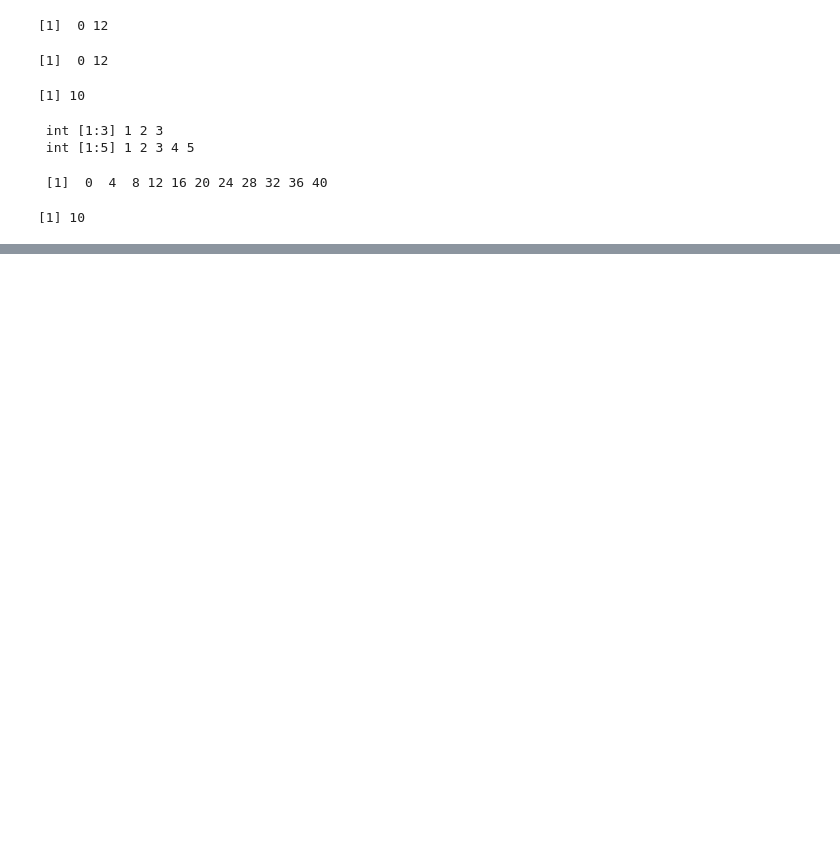
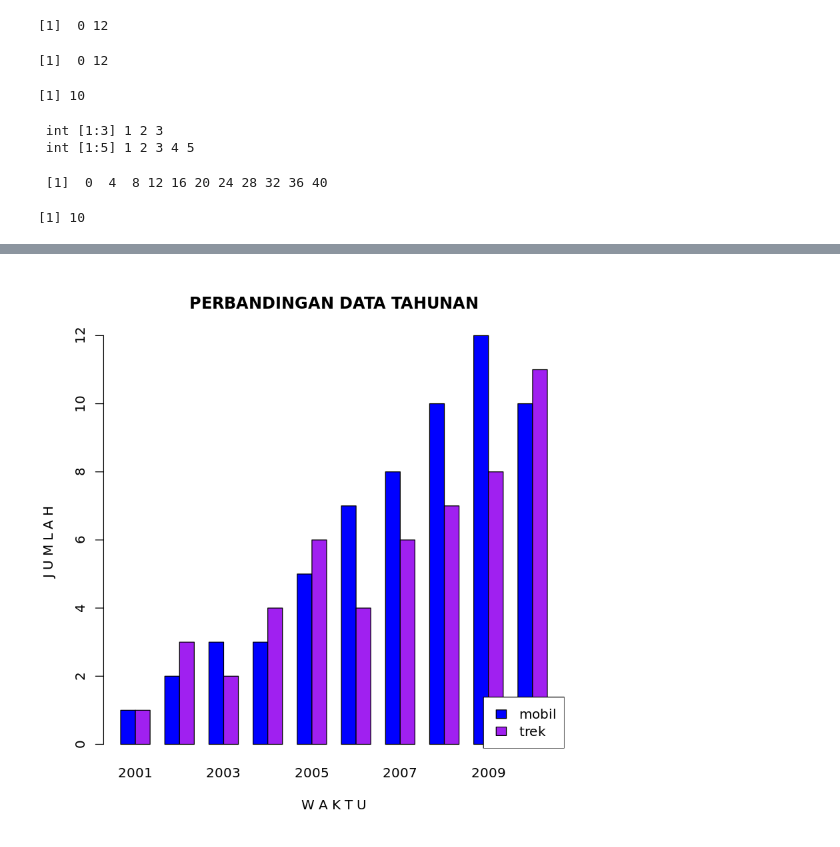
Before and after one commit to mh4nx7net/PracticeR, a Jupyter notebook: Ilmu-Data/Training Pemrograman R - Sesi 6.ipynb, the cells around one changed output, grey strips where cells are left out. Drawn from its saved outputs; the diff is of its cells as text; code cells hidden in the pictures; blank space fills up the shorter version.

```diff
--- a/Ilmu-Data/Training Pemrograman R - Sesi 6.ipynb
+++ b/Ilmu-Data/Training Pemrograman R - Sesi 6.ipynb
@@ -127,6 +129,7 @@ glimpse(seq(1,3))
 glimpse(1:5)
 4*0:10
 lm_both
+d_list <- 2001:paste0(20,lm_both)
 # %% [output]
 [1]  0 12
 [1]  0 12
@@ -159,0 +159,31 @@ displayP3 <- function(){
+# %%
+# rbind(mobil=datacars, truck=datatrucks)
+# as.matrix(rbind(mobil=datacars, truck=datatrucks))
+displayP3 <- function(){
+    #coba binding 2 data ditampilkan dalam 1 display
+    ?rbind #cek selengkapnya!!
+    rbind_data <- rbind(
+        mobil=datacars,
+        truck=datatrucks
+    )
+
+    barplot(
+        rbind_data,
+        beside =T,
+        names.arg=d_list,
+        col=c("blue","purple"),
+        main="PERBANDINGAN DATA TAHUNAN",
+        ylab="J U M L A H",
+        xlab="W A K T U"
+    )
+    ?legend() #cek selengkapnya!!
+    legend(
+        "bottomright",
+        c("mobil","trek"),
+        fill=c("blue","purple")
+    )
+#     rbind_data
+}
+displayP3()
+# %% [output]
+[figure, added]
```
Also changed, not shown: parts of 8 cells of this notebook.
